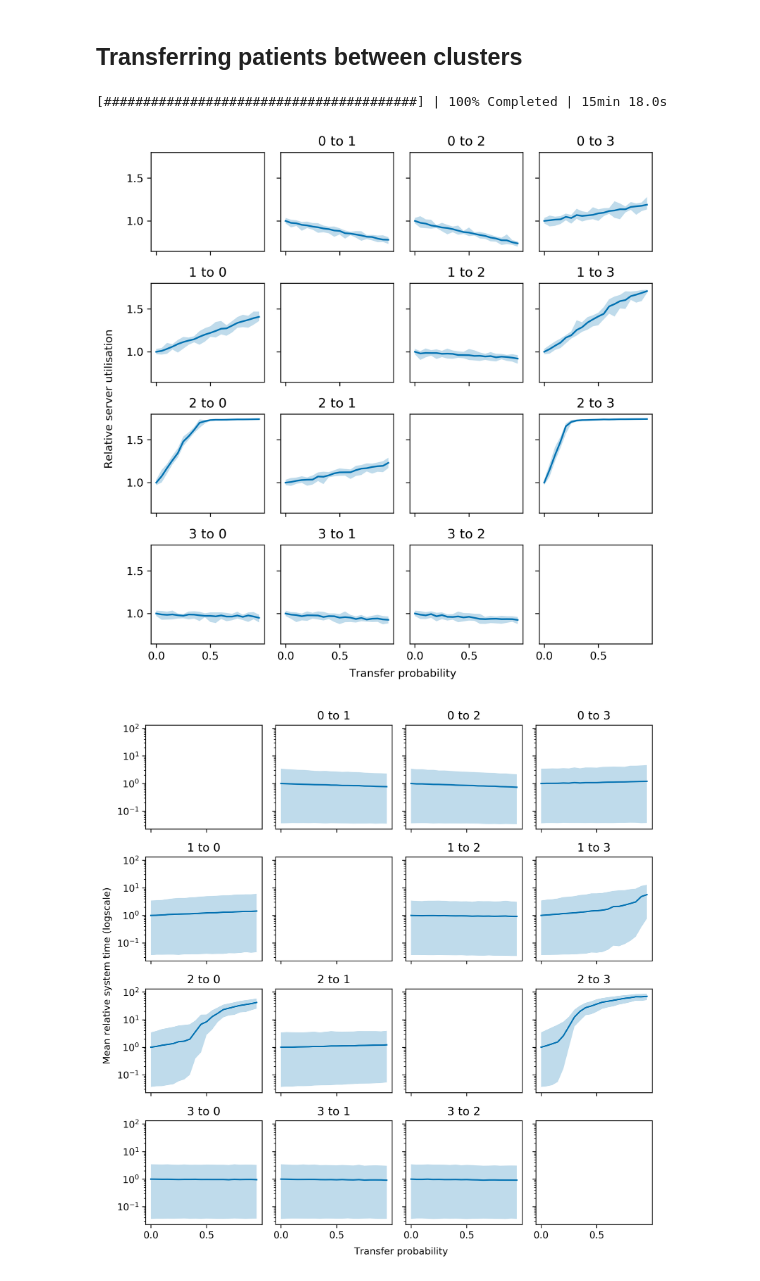
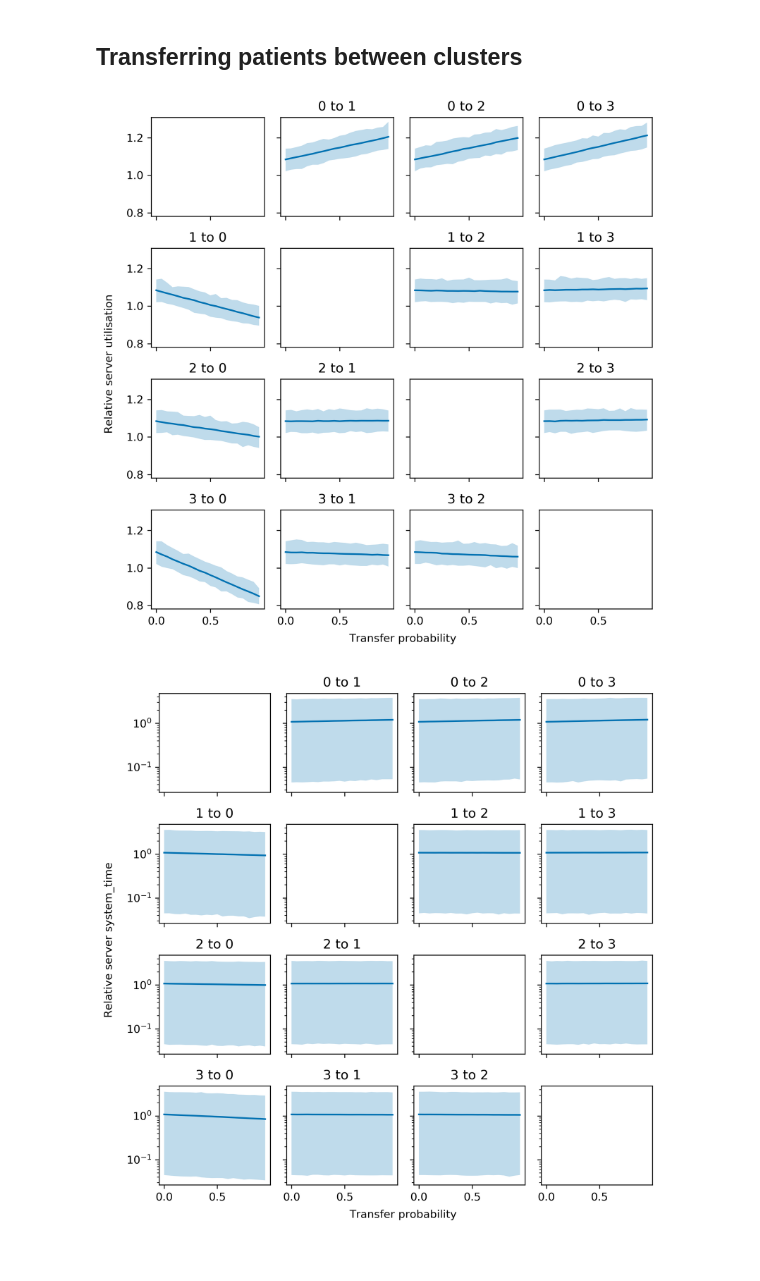
Before and after one commit to daffidwilde/copd-paper, a Jupyter notebook: nbs/scenarios.ipynb, the cells around one changed output. Cells and saved outputs as stored; diff of their text form; code cells hidden in the pictures.

```diff
--- a/nbs/scenarios.ipynb
+++ b/nbs/scenarios.ipynb
@@ -313,16 +245,7 @@ label_combinations = [
     for labels in it.product(range(n_clusters), repeat=2)
     if labels[0] != labels[1]
 ]
-seeds = 10
 
-tasks = (
-    simulate_moving_clusters_queue(copd, props, origin, destination, prop_to_move, seed, max_time)
-    for (origin, destination), prop_to_move, seed in it.product(
-        label_combinations, prop_to_move_range, range(seeds)
-    )
+all_moving_results = pd.concat(
+    [pd.read_csv(filename) for filename in glob.iglob("../data/moving_clusters/*.csv")]
 )
-
-with ProgressBar():
-    moving_cluster_results = dask.compute(*tasks, scheduler="processes", num_workers=6)
-# %% [output]
-[########################################] | 100% Completed | 15min 18.0s
@@ -354,16 +275,16 @@ for origin, destination in it.product(range(n_clusters), repeat=2):
             & (all_moving_results["destination"] == destination)
         ]
 
-        ax.plot(
-            prop_to_move_range,
-            data.groupby("prop_to_move")["utilisation"].mean() / original_utilisation,
-        )
-        ax.fill_between(
-            prop_to_move_range,
-            data.groupby("prop_to_move")["utilisation"].quantile(.05) / original_utilisation,
-            data.groupby("prop_to_move")["utilisation"].quantile(.95) / original_utilisation,
-            alpha=0.25,
-        )
+        min_utilisations = data.groupby(["prop_to_move", "seed"])["utilisation"].quantile(0.05)
+        mean_utilisations = data.groupby(["prop_to_move", "seed"])["utilisation"].mean()
+        max_utilisations = data.groupby(["prop_to_move", "seed"])["utilisation"].quantile(0.95)
+
+        min_data = np.array(min_utilisations).reshape(len(min_utilisations) // seeds, seeds).min(axis=1) / original_utilisation
+        mean_data = np.array(mean_utilisations).reshape(len(mean_utilisations) // seeds, seeds).mean(axis=1) / original_utilisation
+        max_data = np.array(max_utilisations).reshape(len(max_utilisations) // seeds, seeds).max(axis=1) / original_utilisation
+
+        ax.plot(prop_to_move_range, mean_data)
+        ax.fill_between(prop_to_move_range, min_data, max_data, alpha=0.25)
         ax.set_title(f"{origin} to {destination}")
 
 plt.tight_layout()
@@ -374,50 +295,55 @@ plt.savefig(
     transparent=True,
 )
 # %% [output]
-[figure, old version]
+[figure, new version]
 # %%
-fig, axes = plt.subplots(nrows=n_clusters, ncols=n_clusters, sharex=True, sharey=True, figsize=(8, 8), dpi=300)
+fig, axes = plt.subplots(nrows=n_clusters, ncols=n_clusters, sharex=True, sharey=True, figsize=(7, 7), dpi=300)
+
+left, width = .25, .5
+bottom, height = .25, .5
+right = left + width
+top = bottom + height
 
 ylabel = fig.text(
-    0, 0.5*(bottom+top), "Mean relative system time (logscale)", ha="right", va="center", rotation="vertical"
+    0, 0.5*(bottom+top), "Relative server system_time", ha="right", va="center", rotation="vertical"
 )
 
 xlabel = fig.text(
     0.525*(left+right), -0.01, "Transfer probability", ha="center", va="bottom", rotation="horizontal"
 )
 
 for origin, destination in it.product(range(n_clusters), repeat=2):
 
     ax = axes[origin, destination]
     ax.set_yscale("log")
 
     if origin != destination:
         data = all_moving_results[
             (all_moving_results["origin"] == origin)
             & (all_moving_results["destination"] == destination)
         ]
 
-        ax.plot(
-            prop_to_move_range,
-            data.groupby("prop_to_move")["system_time"].mean() / original_mean_time,
-        )
-        ax.fill_between(
-            prop_to_move_range,
-            data.groupby("prop_to_move")["system_time"].quantile(.05) / original_mean_time,
-            data.groupby("prop_to_move")["system_time"].quantile(.95) / original_mean_time,
-            alpha=0.25,
-        )
+        min_system_times = data.groupby(["prop_to_move", "seed"])["system_time"].quantile(0.05)
+        mean_system_times = data.groupby(["prop_to_move", "seed"])["system_time"].mean()
+        max_system_times = data.groupby(["prop_to_move", "seed"])["system_time"].quantile(0.95)
+
+        min_data = np.array(min_system_times).reshape(len(min_system_times) // seeds, seeds).min(axis=1) / original_mean_time
+        mean_data = np.array(mean_system_times).reshape(len(mean_system_times) // seeds, seeds).mean(axis=1) / original_mean_time
+        max_data = np.array(max_system_times).reshape(len(max_system_times) // seeds, seeds).max(axis=1) / original_mean_time
+
+        ax.plot(prop_to_move_range, mean_data)
+        ax.fill_between(prop_to_move_range, min_data, max_data, alpha=0.25)
         ax.set_title(f"{origin} to {destination}")
 
 plt.tight_layout()
 plt.savefig(
     "../img/moving_time_logscale.pdf",
     bbox_extra_artists=(xlabel, ylabel),
     bbox_inches="tight",
     transparent=True,
 )
 # %% [output]
-[figure, old version]
+[figure, new version]
 # %%
 fig, axes = plt.subplots(nrows=n_clusters, ncols=n_clusters, sharex=True, sharey=True, figsize=(7, 7), dpi=300)
 
```
Also changed, not shown: parts of 17 cells of this notebook, 5 other files.
